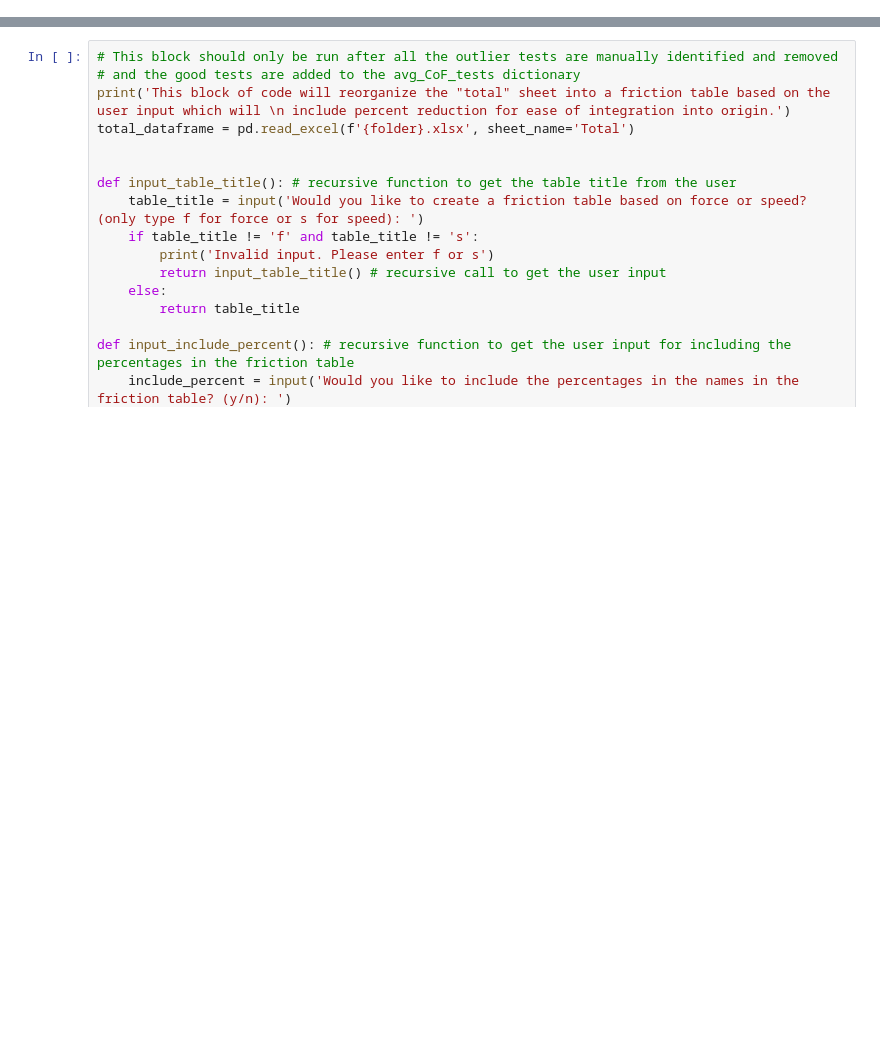
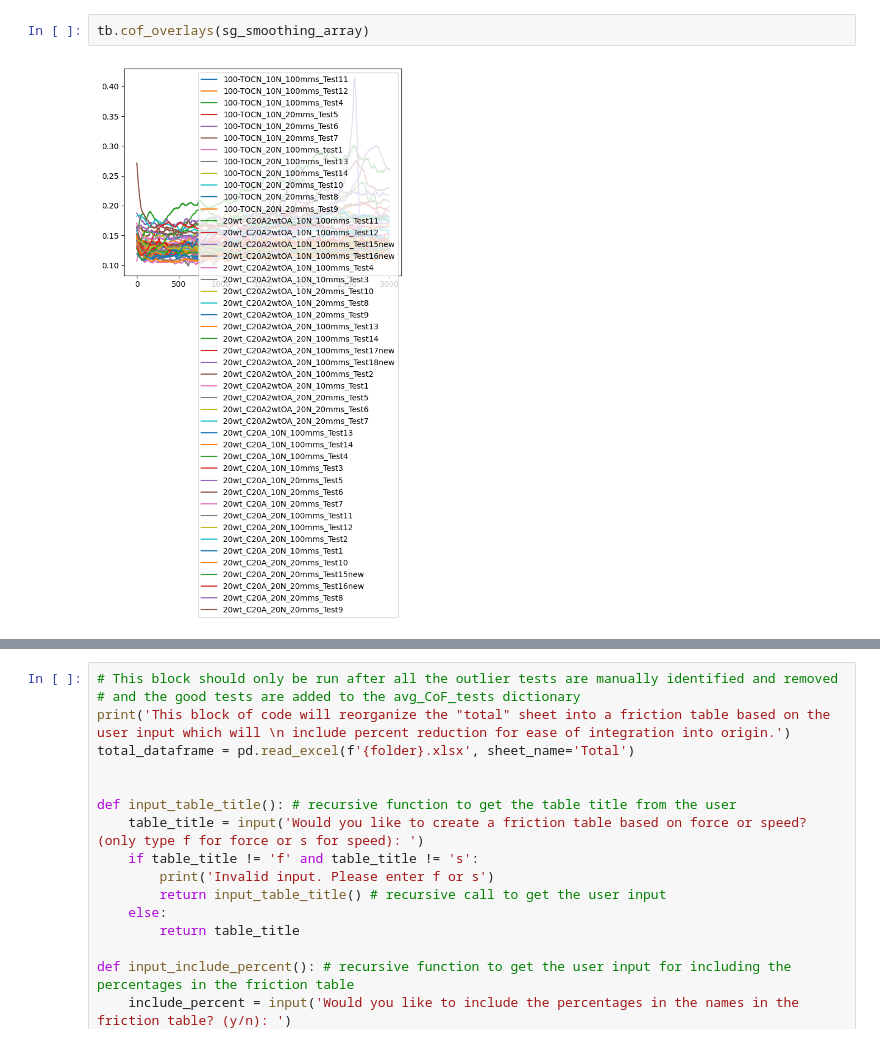
Before and after one commit to nick0413/Automated_AFM_analysis, a Jupyter notebook: Tribometer_data/post_processing.ipynb, the cells around one changed output, grey strips where cells are left out. Drawn from its saved outputs; the diff is of its cells as text; blank space fills up the shorter version.

```diff
--- a/Tribometer_data/post_processing.ipynb
+++ b/Tribometer_data/post_processing.ipynb
@@ -122,0 +56,4 @@ def plot_combinations_of_params(smoothed_df, folder):
+# %%
+tb.cof_overlays(sg_smoothing_array)
+# %% [output]
+[figure, added]
```
Also changed, not shown: parts of 7 cells of this notebook, 1 other file.
